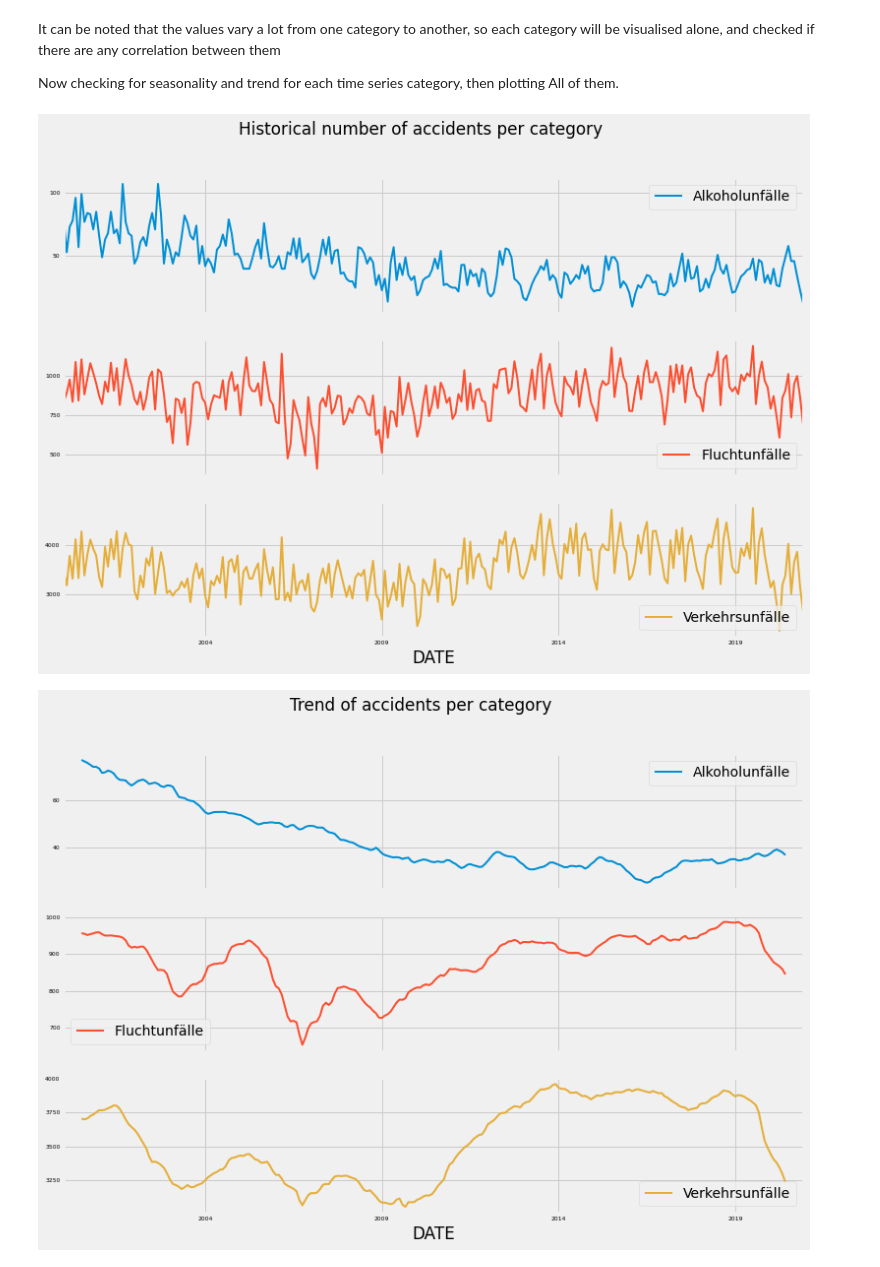
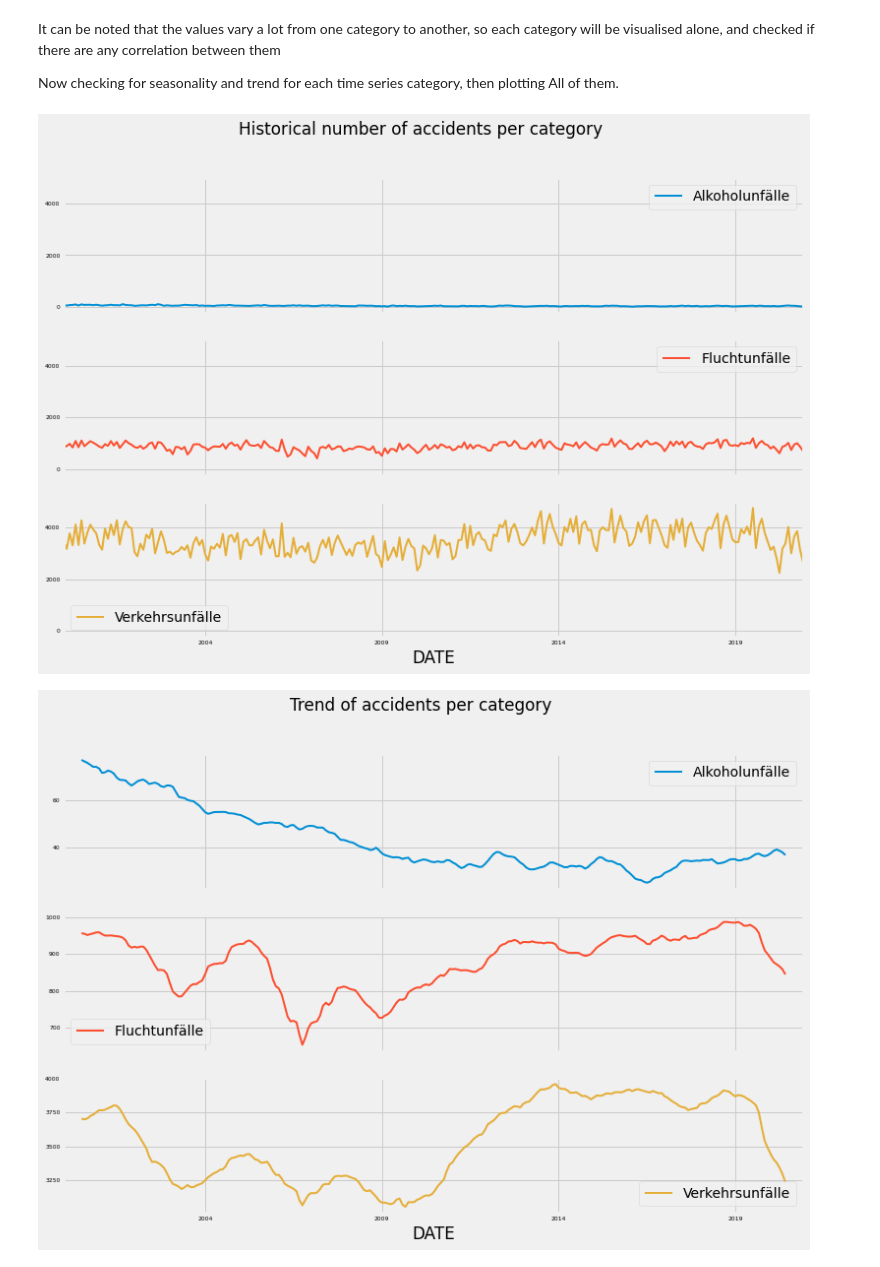
Before and after one commit to abouslima/DPS-Challenge, a Jupyter notebook: Preprocessing and Visualization .ipynb, the cells around one changed output. Drawn from its saved outputs; the diff is of its cells as text; code cells hidden in the pictures.

Commit message:
Data Visualization

```diff
--- a/Preprocessing and Visualization .ipynb
+++ b/Preprocessing and Visualization .ipynb
@@ -239,14 +239,15 @@ seasonality_df = pd.DataFrame.from_dict(seasonality_dict)
 plt.style.use('fivethirtyeight')
 # %%
 ax = df.plot(subplots=True, figsize=(12,8), fontsize=6, linewidth=2,
-            title='Historical number of accidents per category')
+             sharey=True,
+            title='Historical number of accidents per category',)
 
 ax1 = trend_df.plot(subplots=True, figsize=(12,8), fontsize=6, linewidth=2,
                     title='Trend of accidents per category')
 
 ax2 = seasonality_df.plot(subplots=True, figsize=(12,8), fontsize=6, linewidth=2,
                           title='Seasonality of accidents per category')
 # %% [output]
-[figure, old version]
+[figure, new version]
 [figure]
 [figure]
```
